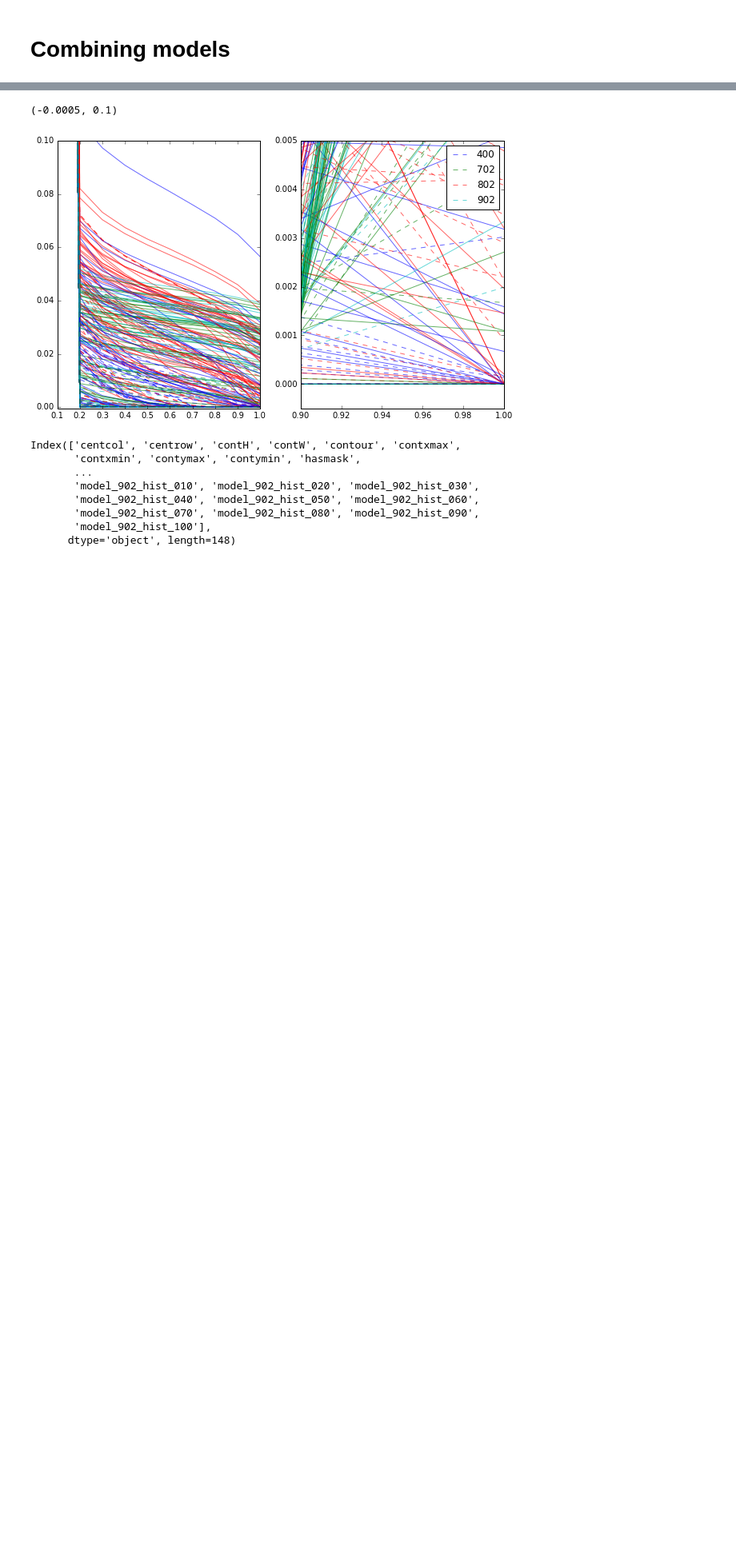
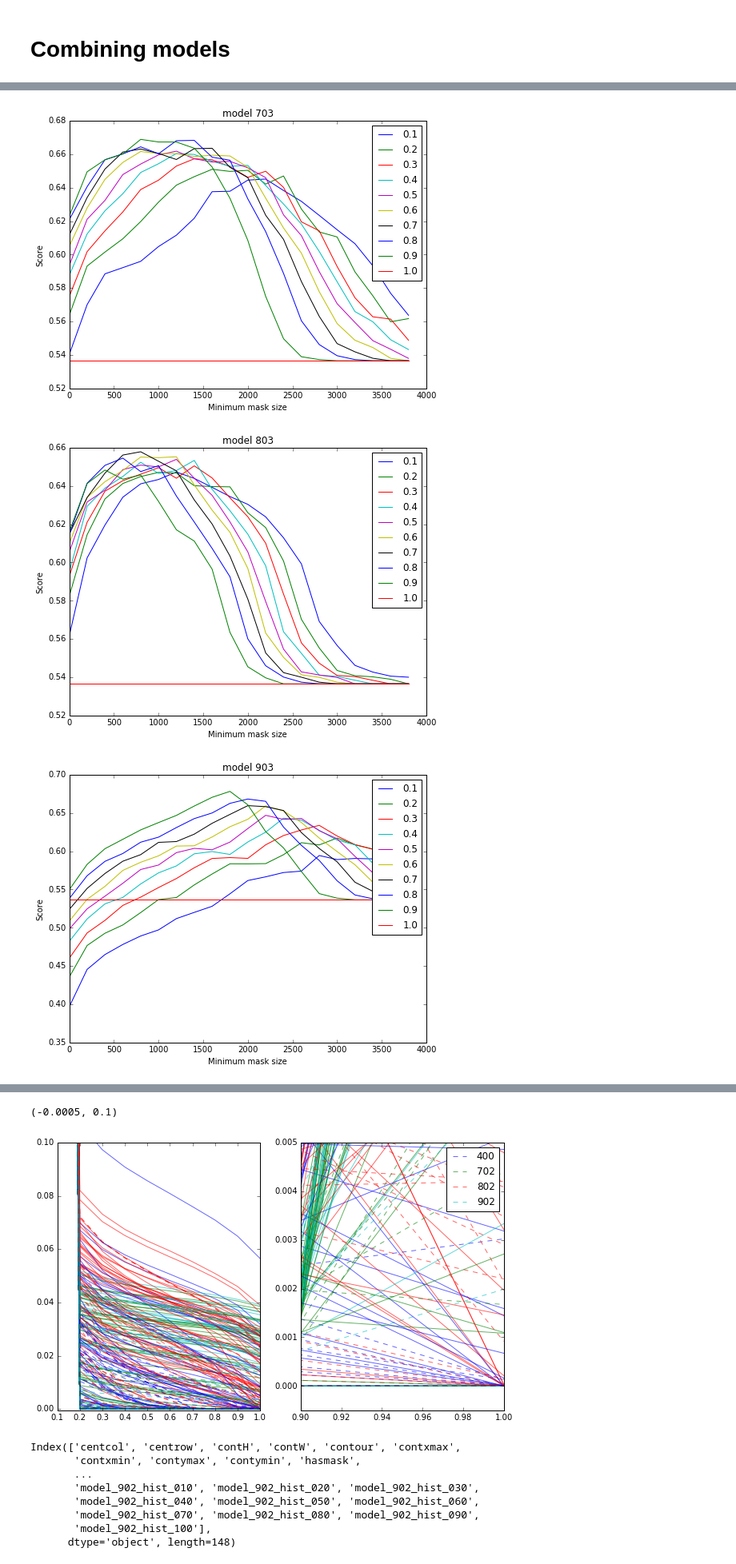
Before and after one commit to vassiliou/unstoo, a Jupyter notebook: OutputAnalysis.ipynb, the cells around one changed output, grey strips where cells are left out. Shown at 80% size. Drawn from its saved outputs; the diff is of its cells as text; code cells hidden in the pictures; blank space fills up the shorter version.

```diff
--- a/OutputAnalysis.ipynb
+++ b/OutputAnalysis.ipynb
@@ -42,0 +127,9 @@ for j,jdx in enumerate(subset):
+# %%
+for model in models[:4]:
+    pr, gt = load_model(model, indices)
+    plot_model_dice(pr, gt, title='model ' + model)
+    plt.show()
+# %% [output]
+[figure, added]
+[figure, added]
+[figure, added]
```
Also changed, not shown: parts of 18 cells of this notebook, 2 other files.
